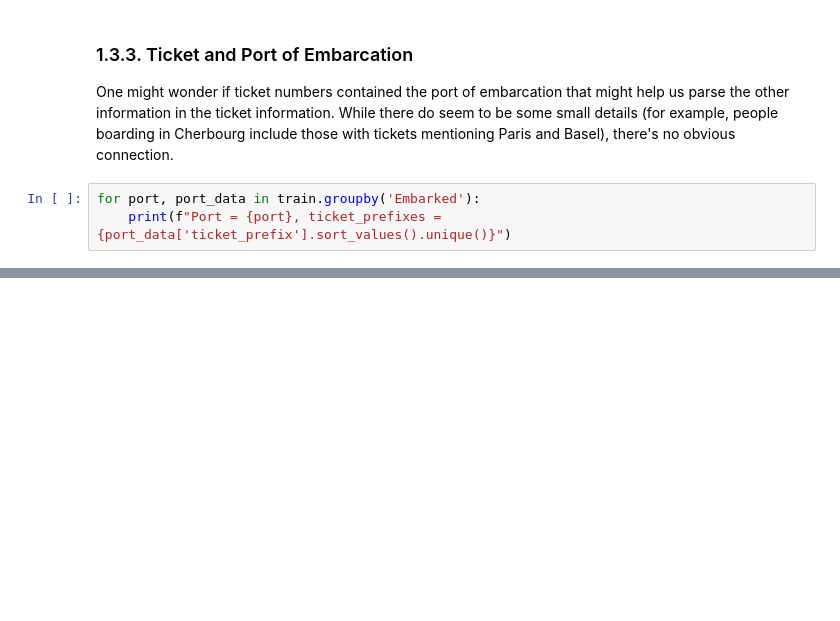
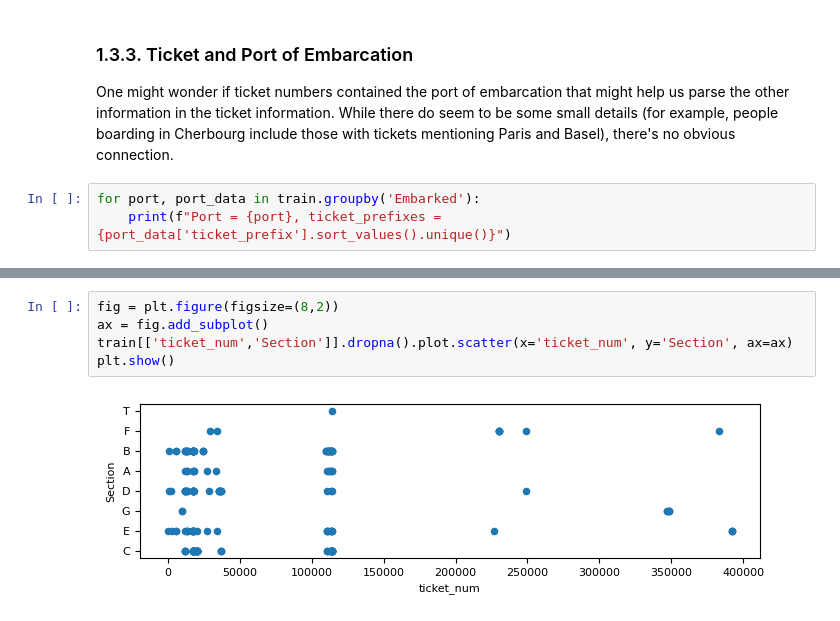
Before and after one commit to stephentown42/ML_examples, a Jupyter notebook: notebooks/titanic/1_understanding_the_data.ipynb, the cells around one changed output, grey strips where cells are left out. Cells and saved outputs as stored; diff of their text form; blank space fills up the shorter version.

```diff
--- a/notebooks/titanic/1_understanding_the_data.ipynb
+++ b/notebooks/titanic/1_understanding_the_data.ipynb
@@ -810,0 +819,7 @@ Also, because we have the train and test data, we can also check for drift in th
+# %%
+fig = plt.figure(figsize=(8,2))
+ax = fig.add_subplot()
+train[['ticket_num','Section']].dropna().plot.scatter(x='ticket_num', y='Section', ax=ax)
+plt.show()
+# %% [output]
+[figure, added]
```
Also changed, not shown: parts of 15 cells of this notebook, 3 other files.
